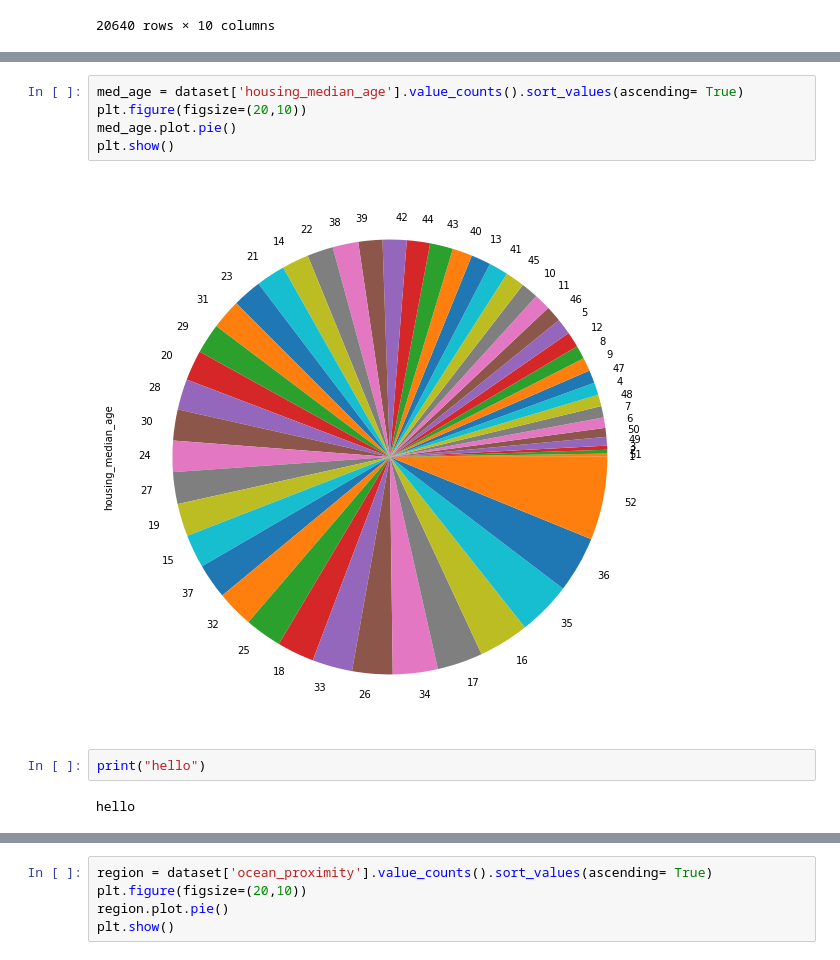
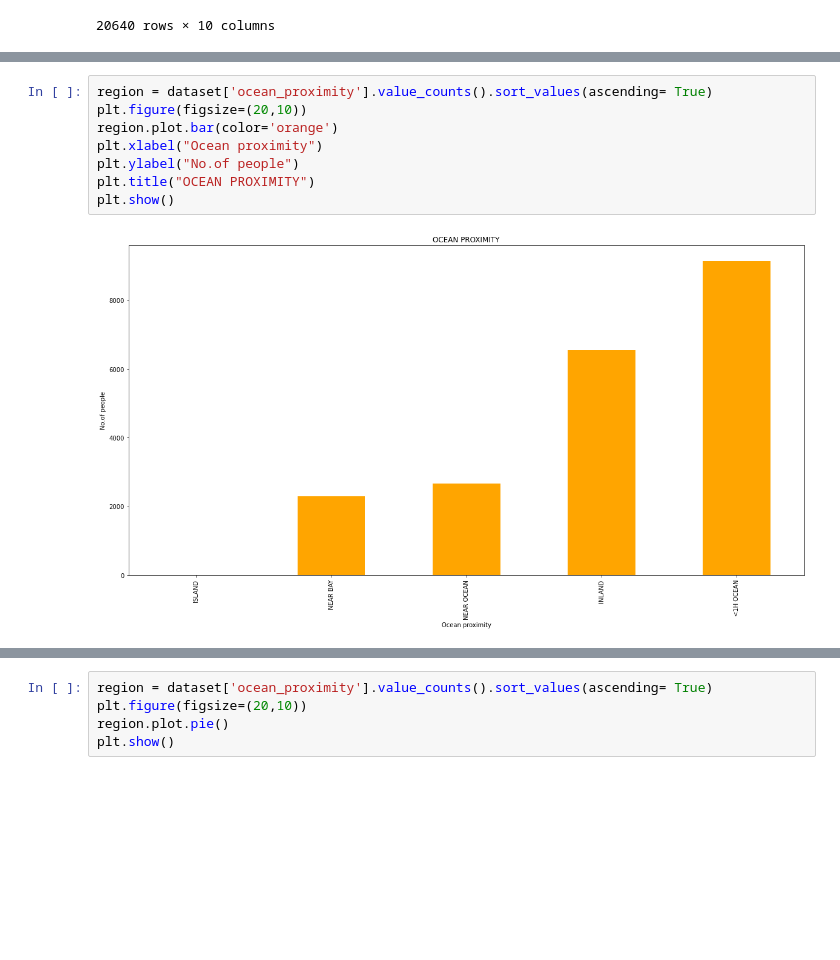
Before and after one commit to vinnovateit/VIIT_Team_MNIST, a Jupyter notebook: priyanka/HOUSING_DATASET/California Housing Prices.ipynb, the cells around one changed output, grey strips where cells are left out. Saved outputs shown, nothing was run; the diff lists cells and outputs as text; blank space fills up the shorter version.

```diff
--- a/priyanka/HOUSING_DATASET/California Housing Prices.ipynb
+++ b/priyanka/HOUSING_DATASET/California Housing Prices.ipynb
@@ -211,11 +230,10 @@ plt.show()
 # %%
-med_age = dataset['housing_median_age'].value_counts().sort_values(ascending= True)
+region = dataset['ocean_proximity'].value_counts().sort_values(ascending= True)
 plt.figure(figsize=(20,10))
-med_age.plot.pie()
+region.plot.bar(color='orange')
+plt.xlabel("Ocean proximity")
+plt.ylabel("No.of people")
+plt.title("OCEAN PROXIMITY")
 plt.show()
 # %% [output]
-[figure, old version]
+[figure, new version]
-# %%
-print("hello")
-# %% [output]
-hello
```
Also changed, not shown: parts of 33 cells of this notebook.
